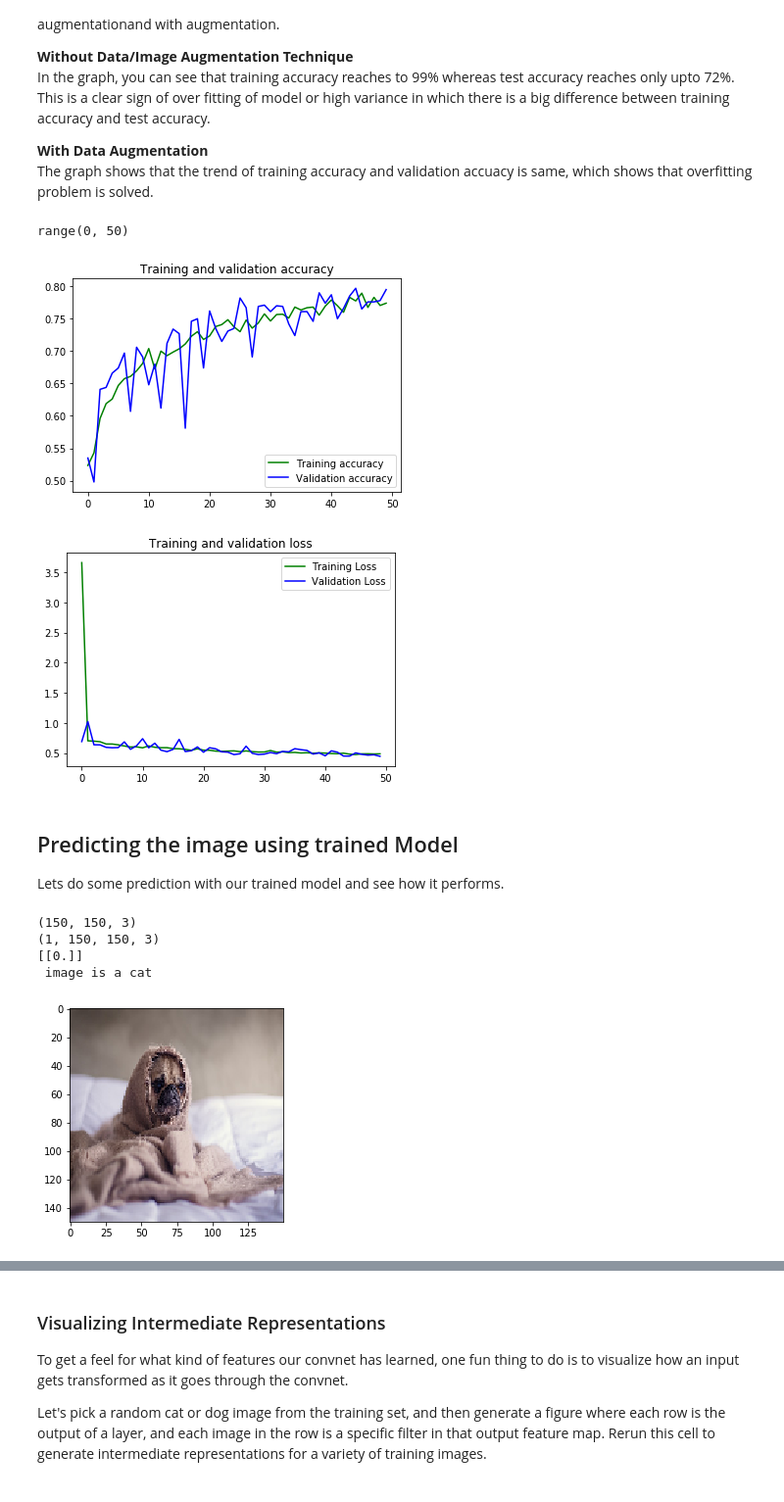
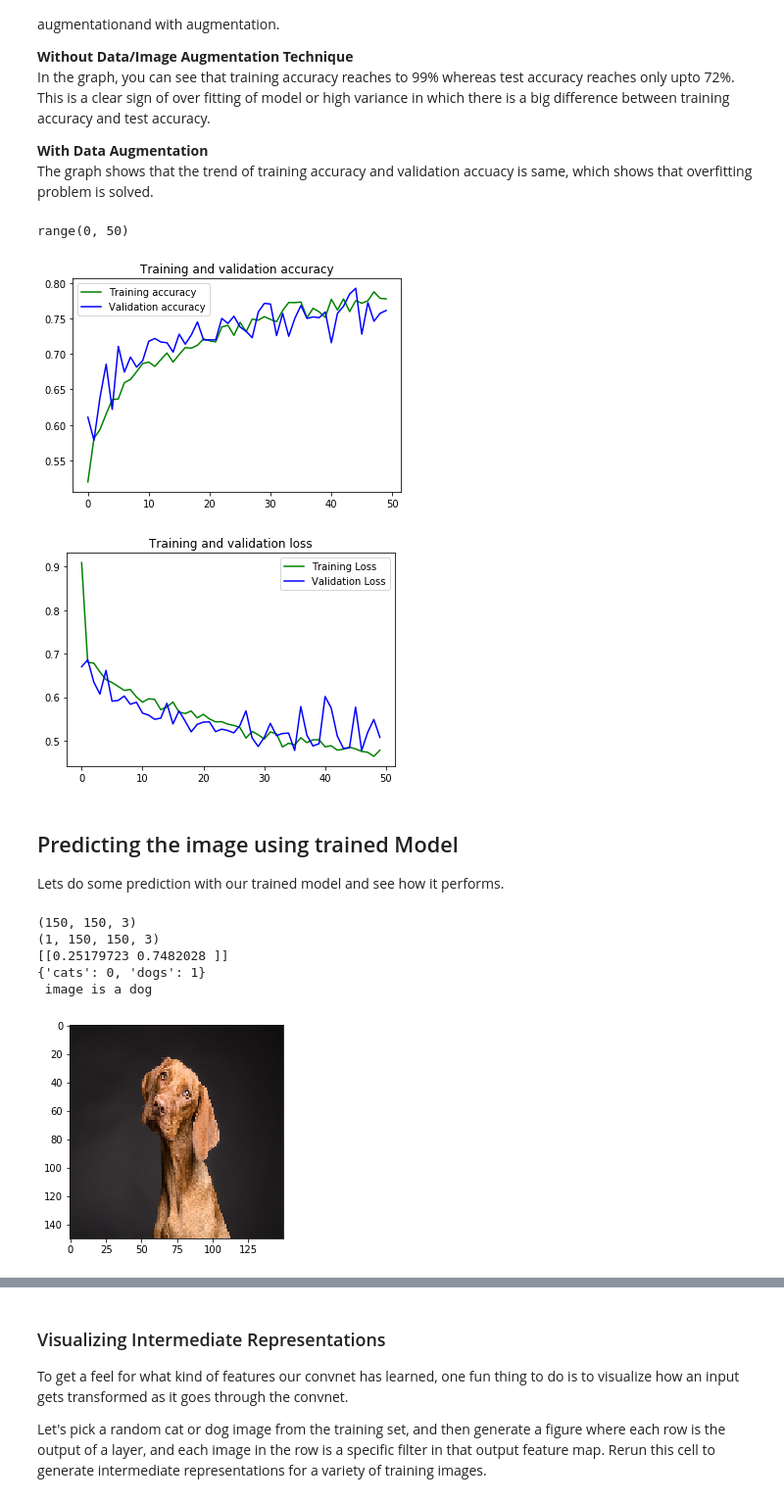
Before and after one commit to gulshan-archive/AI-DeepLearning, a Jupyter notebook: 6.1.Cat_vs_Dog_CNN_Image_Augmentation.ipynb, the cells around one changed output, grey strips where cells are left out. Shown at 98% size. Saved outputs shown, nothing was run; the diff lists cells and outputs as text; code cells hidden in the pictures.

```diff
--- a/6.1.Cat_vs_Dog_CNN_Image_Augmentation.ipynb
+++ b/6.1.Cat_vs_Dog_CNN_Image_Augmentation.ipynb
@@ -212,7 +212,7 @@ model = tf.keras.models.Sequential([
 #     tf.keras.layers.BatchNormalization(),
 #     tf.keras.layers.Dropout(0.2),
     # Only 1 output neuron. It will contain a value from 0-1 where 0 for 1 class ('cats') and 1 for the other ('dogs')
-    tf.keras.layers.Dense(1, activation='sigmoid')
+    tf.keras.layers.Dense(2, activation='softmax')
 ])
 # %% [markdown]
 ## Prints model summary of the network
@@ -245,7 +245,7 @@ Train our model with the `binary_crossentropy` loss, because it's a binary class
 from tensorflow.keras.optimizers import RMSprop
 
 model.compile(optimizer=RMSprop(lr=0.001),
-              loss='binary_crossentropy',
+              loss='categorical_crossentropy',
               metrics = ['acc'])
 # %% [markdown]
 ## Data Preprocessing & Image Augmentation
@@ -281,20 +281,22 @@ train_datagen = ImageDataGenerator(
 test_datagen  = ImageDataGenerator( rescale = 1.0/255)
 
 # --------------------
-# Flow training images in batches of 20 using train_datagen generator
+# Flow training images in batches of 32 using train_datagen generator
 # --------------------
 train_generator = train_datagen.flow_from_directory(train_dir,  # Source directory path for training images
-                                                    batch_size=20,   # Images are loaded in the batches of 20 images per batch
-                                                    class_mode='binary',  # Since we use binary_crossentropy loss, we need binary labels
+                                                    batch_size=32,   # Images are loaded in the batches of 20 images per batch
+                                                    class_mode='categorical',  # Since we use binary_crossentropy loss, we need binary labels
         # Using target size; All images will be resized automatically to 150x150 on runtime. In our case,
         # images are of random size but we have put target size of 150x150
-                                                    target_size=(150, 150))
+                                                    target_size=(150, 150),
+                                                    shuffle=True,   # shuffling images in each batch
+                                                    seed=12345)     # To bring reproducibility during multiple runs of the same program
 # --------------------
-# Flow validation images in batches of 20 using test_datagen generator
+# Flow validation images in batches of 32 using test_datagen generator
 # --------------------
 validation_generator =  test_datagen.flow_from_directory(validation_dir,
-                                                         batch_size=20,
-                                                         class_mode  = 'binary',
+                                                         batch_size=32,
+                                                         class_mode  = 'categorical',
                                                          target_size = (150, 150))
 # %% [output]
 Found 2000 images belonging to 2 classes.
@@ -309,11 +311,11 @@ The Loss and Accuracy are a great indication of progress of training. It's makin
 # %%
 history = model.fit_generator(train_generator,   # stream the generated normalized batch of images from training image dir
                               validation_data=validation_generator,
-                        # steps_per_epoch=100 because batch_size=20. So, 100*20=2000 ie. 100 epochs are required to pass
+                        # steps_per_epoch=62 because batch_size=32. So, 62*32=1984 ie. 62 epochs are required to pass
                         # all images to model. And we have a total of 2000 images (1000 for cat and dog each)
-                              steps_per_epoch=100,
+                              steps_per_epoch=62,
                               epochs=50,   # No. of times for which whole dataset is passed to the model for training
-                              validation_steps=50,    # Total 1000 validation images. So, 20(batch_size)x50=1000
+                              validation_steps=31,    # Total 1000 validation images. So, 32(batch_size)x31=992
                               verbose=1)    # decides how much data/logs to be displayed on screen during training
 # %% [output]
 Epoch 1/50
@@ -374,41 +371,50 @@ plt.legend()
 plt.show()
 # %% [output]
 range(0, 50)
-[figure, old version]
+[figure, new version]
-[figure, old version]
+[figure, new version]
 # %% [markdown]
 ## Predicting the image using trained Model
 Lets do some prediction with our trained model and see how it performs.
 # %%
 import numpy as np
 from tensorflow.keras.preprocessing import image
 import os
 import matplotlib.pyplot as plt
 
 # provide the full image path
-# path = '/content/dog-3277416_640.jpg'
-path = 'pug-1210025_640.jpg'
+# path = '/content/cat-1192026_640.jpg'
+# path = '/content//content/happy-4333439_640.jpg'
+path = '/content/dog-3277416_640.jpg'
 
 
 img = image.load_img(path, target_size=(150, 150))
 
 plt.imshow(img)
 
 image = image.img_to_array(img)  # convert image to an array
 print(image.shape)
 
 image = np.expand_dims(image, axis=0)  # increase the no. of dimension by 1
 print(image.shape)
 
+image = image/255.0
+
 classes = model.predict(image, batch_size=10)
+
 print(classes)
-if classes[0]>0.5:
+print(validation_generator.class_indices)
+
+if classes[0][0]>0.5:
+  print(" image is a cat")
+elif classes[0][1]>0.5:
   print(" image is a dog")
 else:
-  print(" image is a cat")
+  print("Something else")
 # %% [output]
 (150, 150, 3)
 (1, 150, 150, 3)
-[[0.]]
- image is a cat
+[[0.25179723 0.7482028 ]]
+{'cats': 0, 'dogs': 1}
+ image is a dog
-[figure, old version]
+[figure, new version]
```
Also changed, not shown: parts of 11 cells of this notebook, 3 other files.
